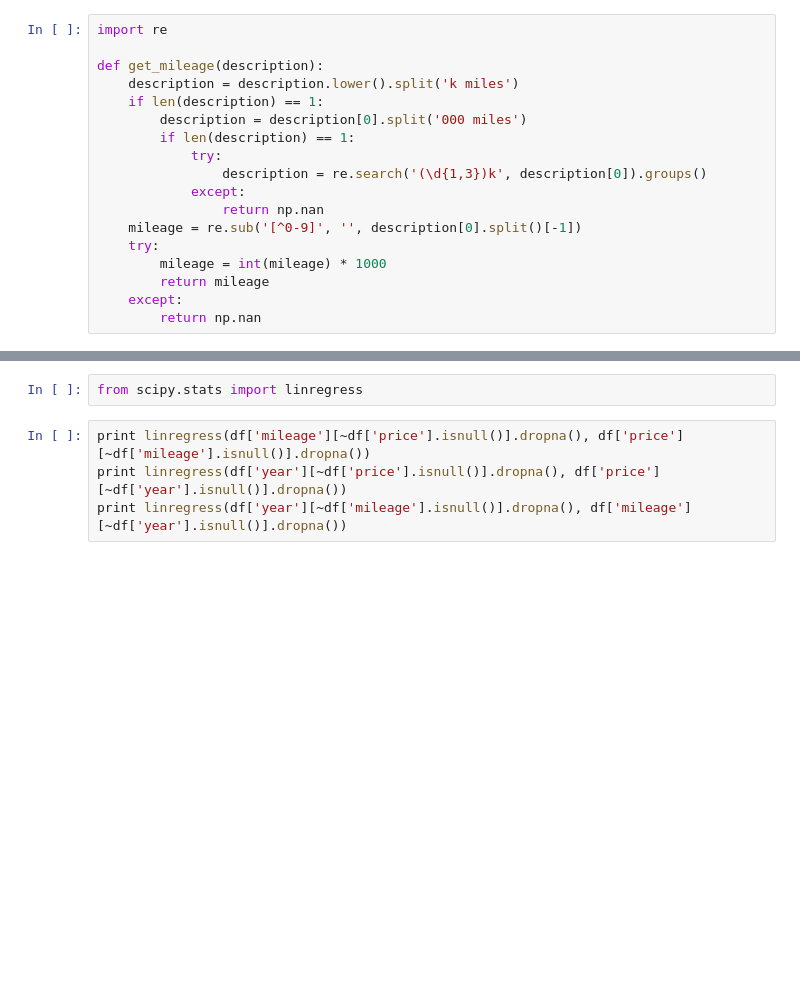
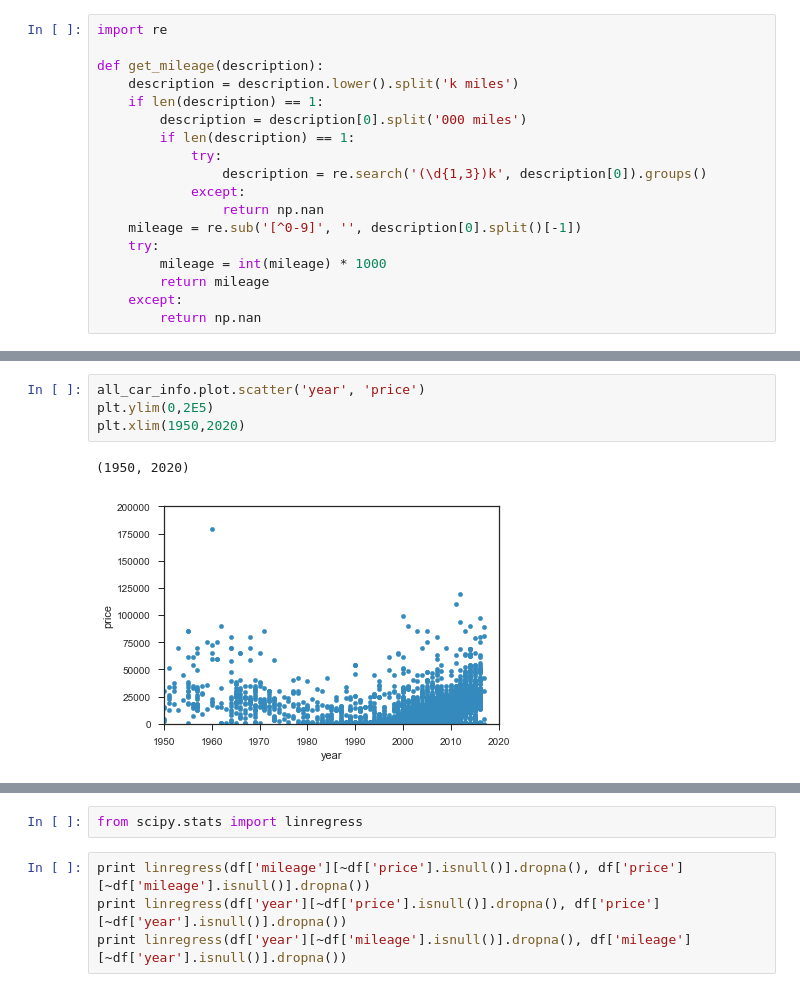
Before and after one commit to bslakman/Cars, a Jupyter notebook: Craigslist.ipynb, the cells around one changed output, grey strips where cells are left out. Saved outputs shown, nothing was run; the diff lists cells and outputs as text; blank space fills up the shorter version.

```diff
--- a/Craigslist.ipynb
+++ b/Craigslist.ipynb
@@ -205,0 +208,7 @@ df
+# %%
+all_car_info.plot.scatter('year', 'price')
+plt.ylim(0,2E5)
+plt.xlim(1950,2020)
+# %% [output]
+(1950, 2020)
+[figure, added]
```
Also changed, not shown: parts of 43 cells of this notebook, 2 other files.
